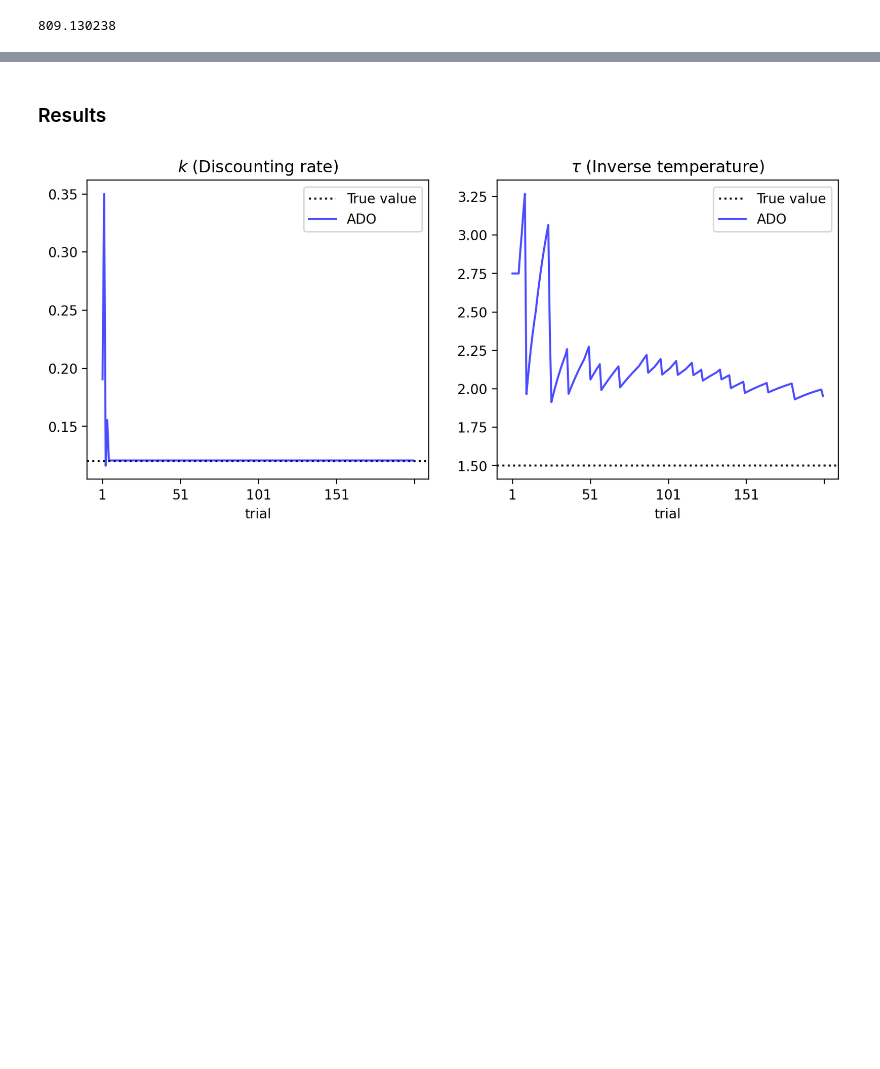
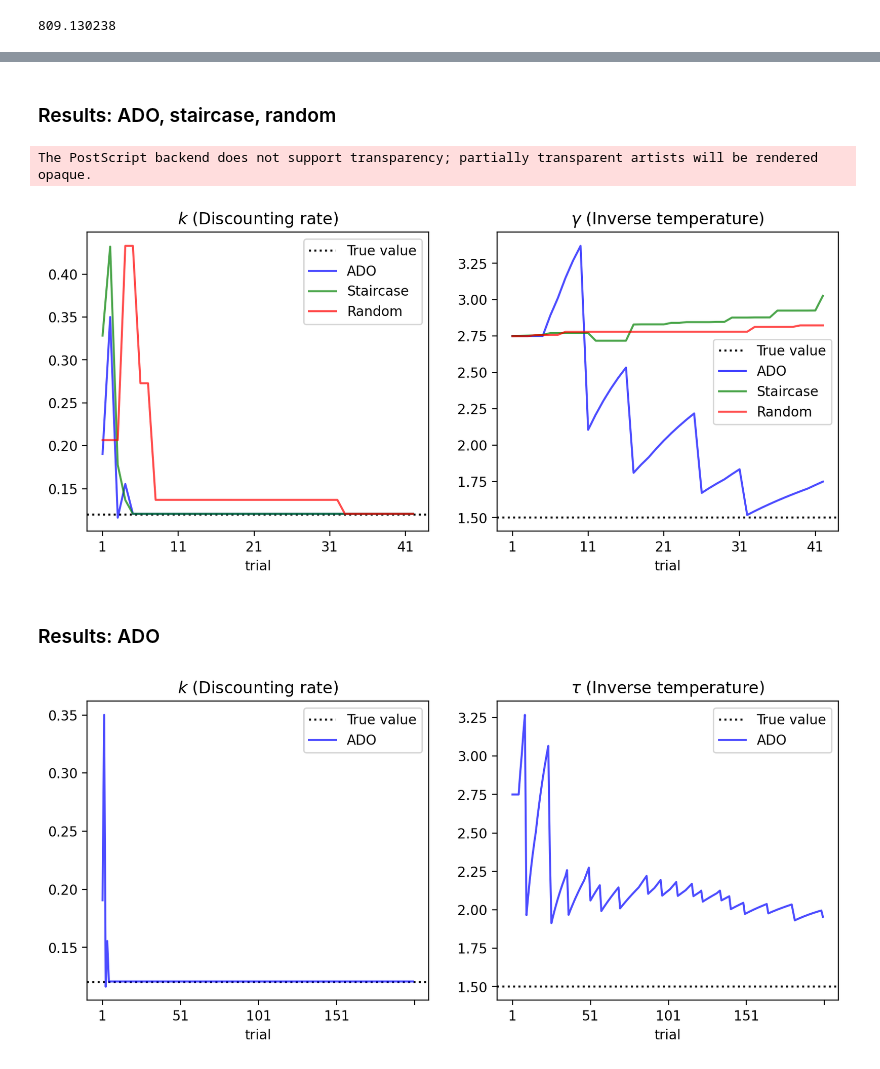
Before and after one commit to CDN-Lab/adopy_eg, a Jupyter notebook: adopy_simultation.ipynb, the cells around one changed output, grey strips where cells are left out. Drawn from its saved outputs; the diff is of its cells as text; code cells hidden in the pictures; blank space fills up the shorter version.

```diff
--- a/adopy_simultation.ipynb
+++ b/adopy_simultation.ipynb
@@ -370,5 +485,37 @@ plt.show()
+# %% [markdown]
+### Results: ADO, staircase, random
+# %%
+%matplotlib inline
+%config InlineBackend.figure_format = 'retina'
+from matplotlib import pyplot as plt
+
+fig, ax = plt.subplots(1, 2, figsize = [10, 4])
+
+# Draw black dotted lines for true parameters
+for i, param in enumerate(['k', 'tau']):
+    ax[i].axhline(PARAM_TRUE[param], color='black', linestyle=':')
+
+for i, design_type in enumerate(['ADO', 'staircase', 'random']):
+    df_cond = df_simul.loc[df_simul['design_type'] == design_type]
+    line_color = ['blue', 'green', 'red'][i]
+    ax = df_cond.plot(x='trial', y=['mean_k', 'mean_tau'], ax=ax,
+                      subplots=True, legend=False, color = line_color, alpha = 0.7)
+
+# Set titles and limits on y axes.
+ax[0].set_title('$k$ (Discounting rate)')
+ax[1].set_title('$\\gamma$ (Inverse temperature)')
+
+ax[0].legend(['True value', 'ADO', 'Staircase', 'Random'])
+ax[1].legend(['True value', 'ADO', 'Staircase', 'Random'])
+
+fn = 'figs/estimate_params.eps'
+plt.savefig(fn,format='eps')
+plt.show()
+# %% [output]
+The PostScript backend does not support transparency; partially transparent artists will be rendered opaque.
+[figure, added]
 # %% [markdown]
-### Results
+### Results: ADO
 # %%
 %matplotlib inline
 %config InlineBackend.figure_format = 'retina'
```
Also changed, not shown: parts of 9 cells of this notebook, 2 other files.
